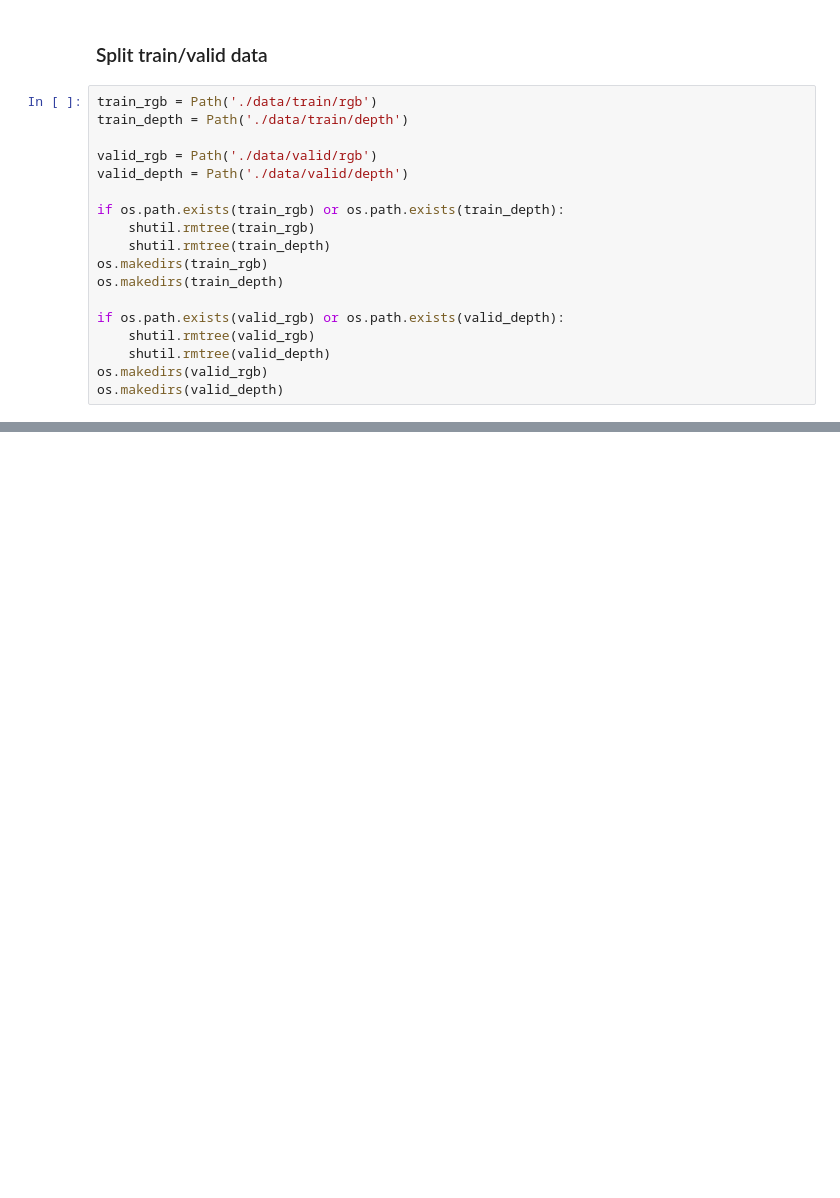
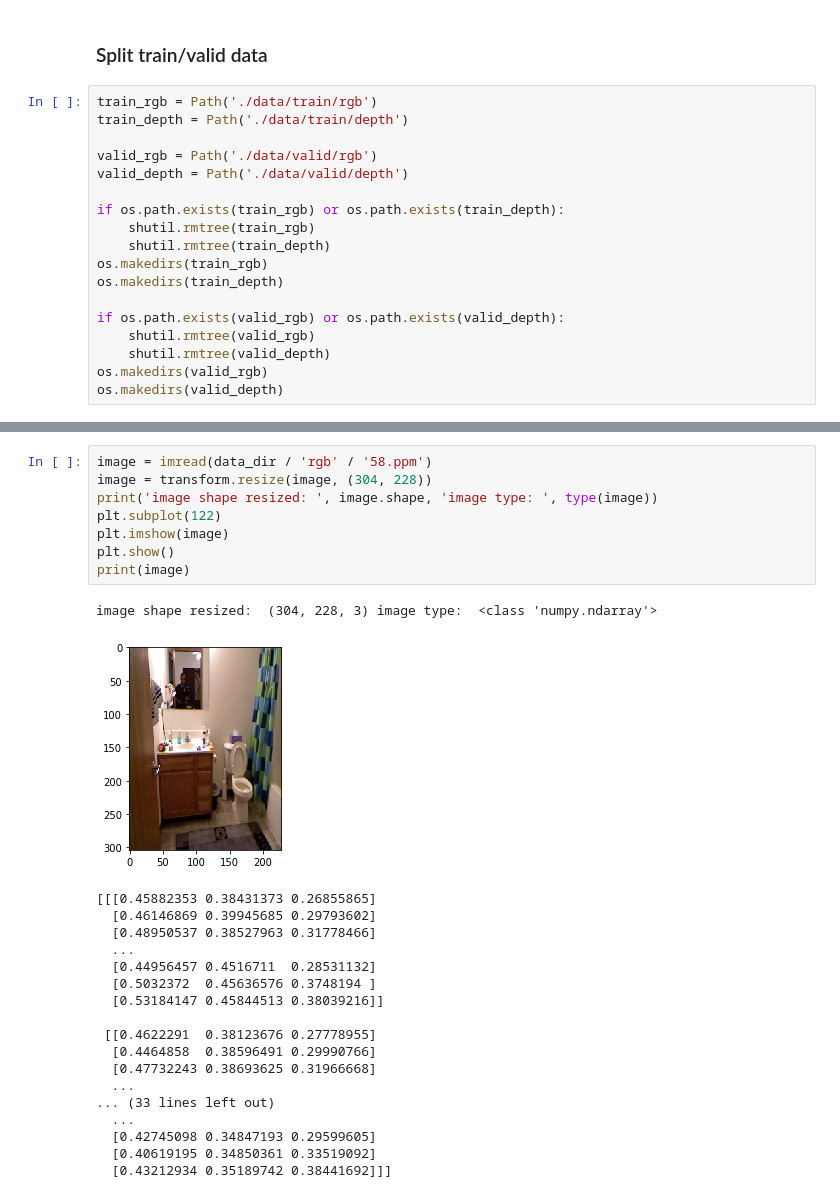
Before and after one commit to shuuchen/depth_eigen, a Jupyter notebook: data_prepare.ipynb, the cells around one changed output, grey strips where cells are left out. Saved outputs shown, nothing was run; the diff lists cells and outputs as text; blank space fills up the shorter version.

```diff
--- a/data_prepare.ipynb
+++ b/data_prepare.ipynb
@@ -160,0 +205,28 @@ finished
+# %%
+image = imread(data_dir / 'rgb' / '58.ppm')
+image = transform.resize(image, (304, 228))
+print('image shape resized: ', image.shape, 'image type: ', type(image))
+plt.subplot(122)
+plt.imshow(image)
+plt.show()
+print(image)
+# %% [output]
+image shape resized:  (304, 228, 3) image type:  <class 'numpy.ndarray'>
+[figure, added]
+[[[0.45882353 0.38431373 0.26855865]
+  [0.46146869 0.39945685 0.29793602]
+  [0.48950537 0.38527963 0.31778466]
+  ...
+  [0.44956457 0.4516711  0.28531132]
+  [0.5032372  0.45636576 0.3748194 ]
+  [0.53184147 0.45844513 0.38039216]]
+
+ [[0.4622291  0.38123676 0.27778955]
+  [0.4464858  0.38596491 0.29990766]
+  [0.47732243 0.38693625 0.31966668]
+  ...
+... (33 lines left out)
+  ...
+  [0.42745098 0.34847193 0.29599605]
+  [0.40619195 0.34850361 0.33519092]
+  [0.43212934 0.35189742 0.38441692]]]
```
Also changed, not shown: parts of 5 cells of this notebook.
